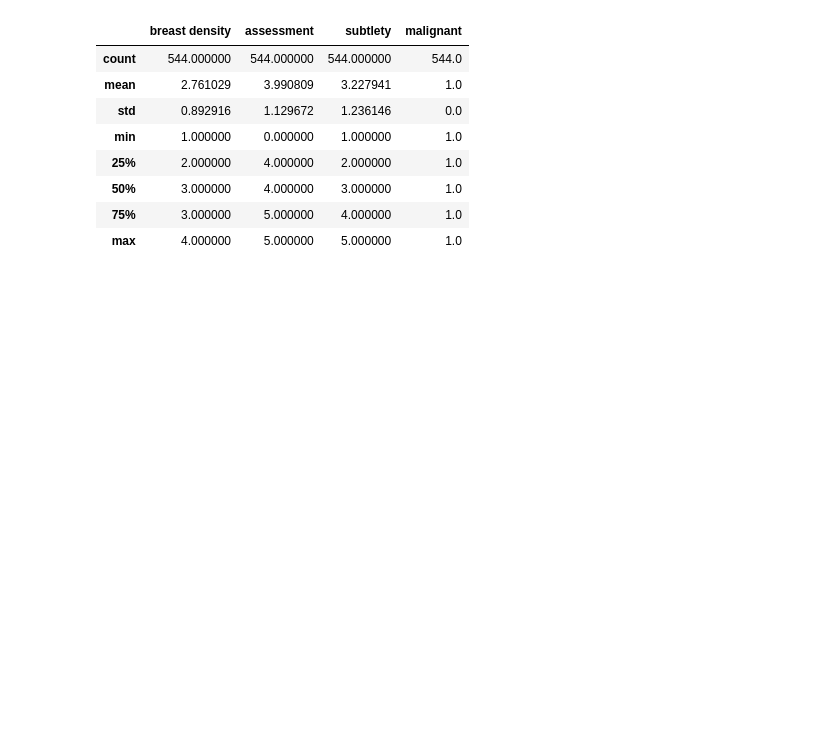
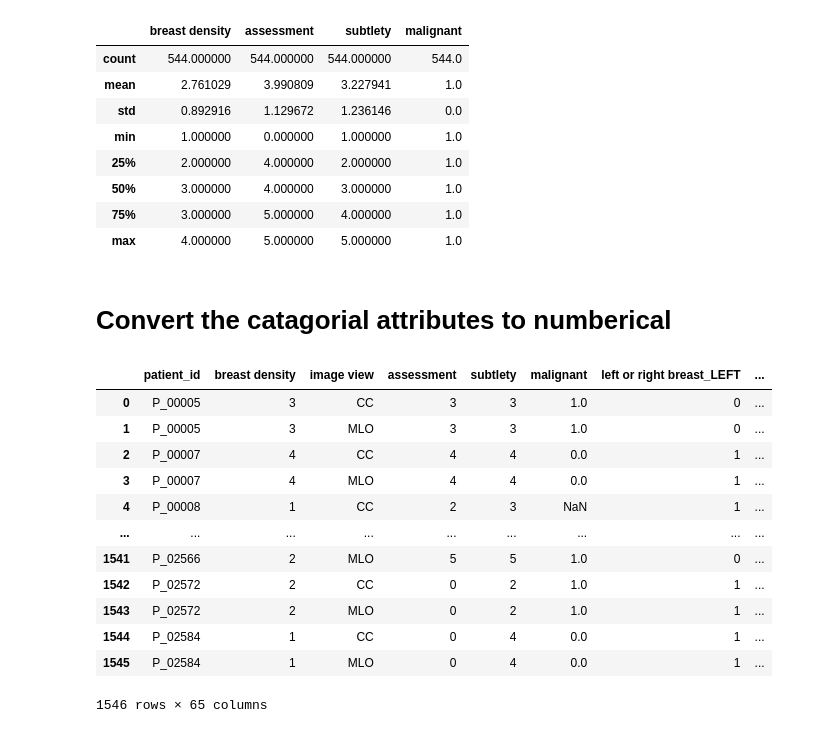
Before and after one commit to MayaHayat/FinalProject-DDSM, a Jupyter notebook: FinalProject-DDSM.ipynb, the cells around one changed output. Saved outputs shown, nothing was run; the diff lists cells and outputs as text; code cells hidden in the pictures; blank space fills up the shorter version.

```diff
--- a/FinalProject-DDSM.ipynb
+++ b/FinalProject-DDSM.ipynb
@@ -593,3 +484,29 @@ calc[calc['pathology']=='MALIGNANT'].describe()
 | 50% | 3.000000 | 4.000000 | 3.000000 | 1.0 |
 | 75% | 3.000000 | 5.000000 | 4.000000 | 1.0 |
 | max | 4.000000 | 5.000000 | 5.000000 | 1.0 |
+# %% [markdown]
+# Convert the catagorial attributes to numberical
+# %%
+calc_copy = calc.copy()
+df_calc_numerical = pd.get_dummies(calc_copy, columns=['left or right breast', 'calc type','calc distribution', 'pathology'], prefix=[ 'left or right breast', 'calc type', 'calc distribution','pathology'])
+df_calc_numerical.rename(columns={"left or right breast_0": "Left_breast", "left or right breast_1": "Right_breast",
+                                "calc type_0": "AMORPHOUS_calc_type", "calc type_1": "PLEOMORPHIC_calc_type", "calc type_2": "PUNCTATE_calc_type", "calc type_3": "LUCENT_CENTER_calc_type", "calc type_4": "VASCULAR_calc_type",
+                                  "calc distribution_0" : "CLUSTERED_distribution", "calc distribution_1" : "LINEAR_distribution", "calc distribution_2" : "REGIONAL_distribution", "calc distribution_3" : "SEGMENTAL_distribution",
+                                  "pathology_0" : "MALIGNANT", "pathology_1" : "BENIGN"
+                                 }, inplace=True)
+
+df_calc_numerical
+# %% [output]
+|  | patient_id | breast density | image view | assessment | subtlety | malignant | left or right breast_LEFT | ... |
+| 0 | P_00005 | 3 | CC | 3 | 3 | 1.0 | 0 | ... |
+| 1 | P_00005 | 3 | MLO | 3 | 3 | 1.0 | 0 | ... |
+| 2 | P_00007 | 4 | CC | 4 | 4 | 0.0 | 1 | ... |
+| 3 | P_00007 | 4 | MLO | 4 | 4 | 0.0 | 1 | ... |
+| 4 | P_00008 | 1 | CC | 2 | 3 | NaN | 1 | ... |
+| ... | ... | ... | ... | ... | ... | ... | ... | ... |
+| 1541 | P_02566 | 2 | MLO | 5 | 5 | 1.0 | 0 | ... |
+| 1542 | P_02572 | 2 | CC | 0 | 2 | 1.0 | 1 | ... |
+| 1543 | P_02572 | 2 | MLO | 0 | 2 | 1.0 | 1 | ... |
+| 1544 | P_02584 | 1 | CC | 0 | 4 | 0.0 | 1 | ... |
+| 1545 | P_02584 | 1 | MLO | 0 | 4 | 0.0 | 1 | ... |
+1546 rows × 65 columns
```
Also changed, not shown: parts of 20 cells of this notebook.
